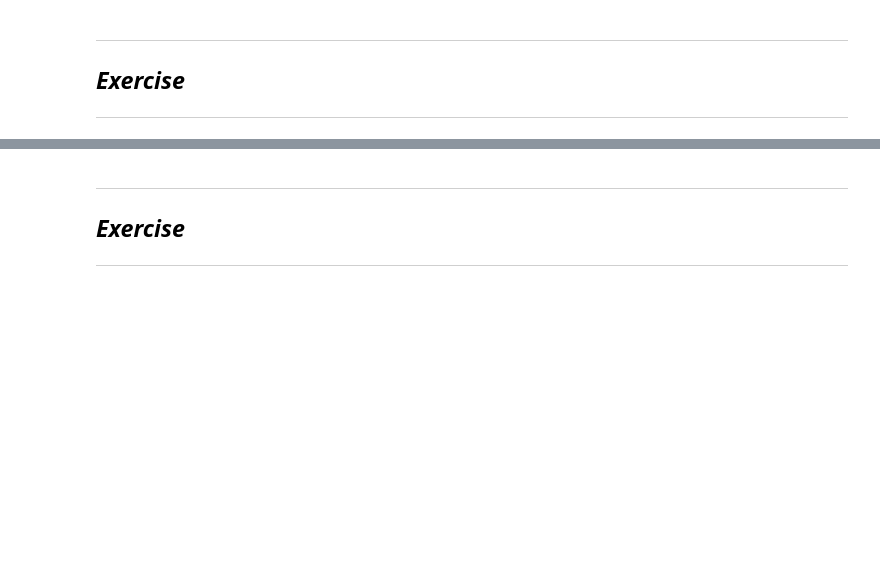
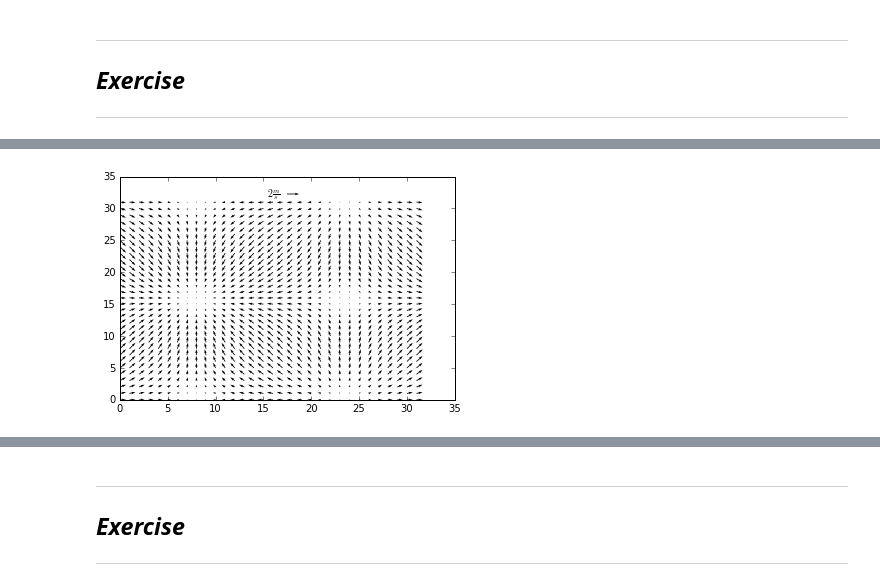
Before and after one commit to hetland/python4geosciences_OLD, a Jupyter notebook: materials/04 matplotlib.ipynb, the cells around one changed output, grey strips where cells are left out. Cells and saved outputs as stored; diff of their text form; code cells hidden in the pictures; blank space fills up the shorter version.

```diff
--- a/materials/04 matplotlib.ipynb
+++ b/materials/04 matplotlib.ipynb
@@ -349,0 +383,12 @@ colorbar
+# %%
+# http://matplotlib.org/examples/pylab_examples/quiver_demo.html
+X, Y = np.meshgrid(np.arange(0, 2 * np.pi, .2), np.arange(0, 2 * np.pi, .2))
+U = np.cos(X)
+V = np.sin(Y)
+
+fig = plt.figure()
+ax = fig.add_subplot(111)
+Q = ax.quiver(U, V)
+qk = ax.quiverkey(Q, 0.5, 0.92, 2, r'$2 \frac{m}{s}$', labelpos='W', fontproperties={'weight': 'bold'})
+# %% [output]
+[figure, added]
```
Also changed, not shown: parts of 9 cells of this notebook.
